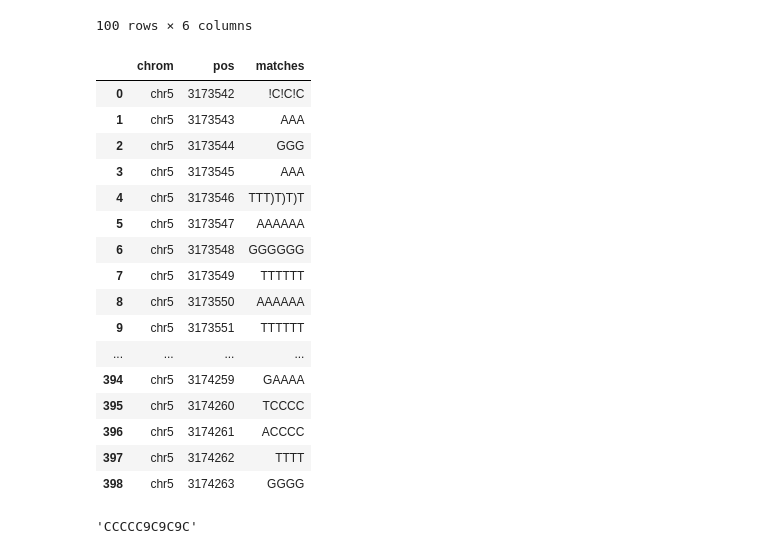
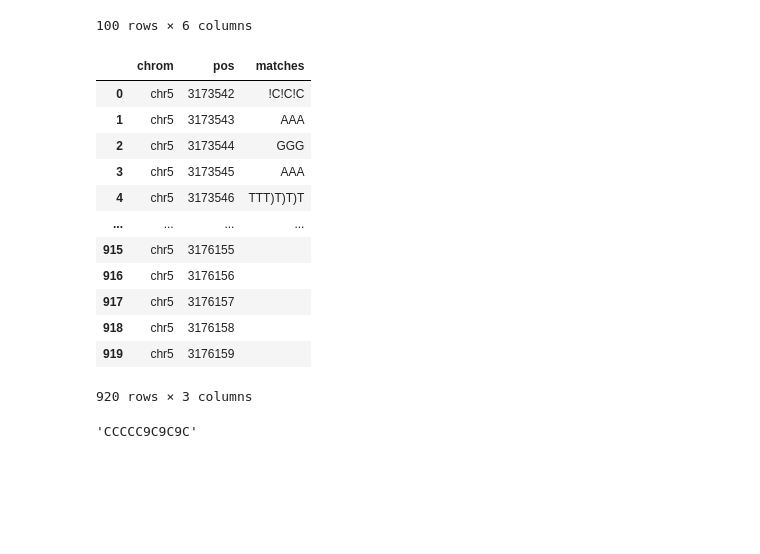
Before and after one commit to parkjongseung/JS_bioinformatics_project, a Jupyter notebook: free_extension_cp/free extension.ipynb, the cells around one changed output. Cells and saved outputs as stored; diff of their text form; code cells hidden in the pictures; blank space fills up the shorter version.

```diff
--- a/free_extension_cp/free extension.ipynb
+++ b/free_extension_cp/free extension.ipynb
@@ -175,8 +187,8 @@ cat ./FLC-SRR517963-gene.pileup |wc -l
 # %%
 import pandas as pd
 
-pileup = pd.read_csv('FLC-SRR517963-gene.pileup', sep='\t', names = ['chrom', 'pos', '_ref', 'count', 'basereads', 'quals'] )
-pileup.tail(100)
+pileup_FLC = pd.read_csv('FLC-SRR517963-gene.pileup', sep='\t', names = ['chrom', 'pos', '_ref', 'count', 'basereads', 'quals'] )
+pileup_FLC.tail(100)
 # %% [output]
 |  | chrom | pos | _ref | count | basereads | quals |
 | 820 | chr5 | 3175646 | N | 4 | AAAA | IHHI |
@@ -194,27 +206,23 @@ pileup.tail(100)
 # %%
 import re
 toremove = re.compile('[<>$*#^]')
-pileup['matches'] = pileup['basereads'].apply(lambda x: toremove.sub('',x))
+pileup_FLC['matches'] = pileup_FLC['basereads'].apply(lambda x: toremove.sub('',x))
 # %%
 pd.set_option('display.max_rows', None)
 # %%
-pileup[['chrom','pos','matches']]
+pileup_FLC[['chrom','pos','matches']]
 # %% [output]
 |  | chrom | pos | matches |
 | 0 | chr5 | 3173542 | !C!C!C |
 | 1 | chr5 | 3173543 | AAA |
 | 2 | chr5 | 3173544 | GGG |
 | 3 | chr5 | 3173545 | AAA |
 | 4 | chr5 | 3173546 | TTT)T)T)T |
-| 5 | chr5 | 3173547 | AAAAAA |
-| 6 | chr5 | 3173548 | GGGGGG |
-| 7 | chr5 | 3173549 | TTTTTT |
-| 8 | chr5 | 3173550 | AAAAAA |
-| 9 | chr5 | 3173551 | TTTTTT |
 | ... | ... | ... | ... |
-| 394 | chr5 | 3174259 | GAAAA |
-| 395 | chr5 | 3174260 | TCCCC |
-| 396 | chr5 | 3174261 | ACCCC |
-| 397 | chr5 | 3174262 | TTTT |
-| 398 | chr5 | 3174263 | GGGG |
+| 915 | chr5 | 3176155 |  |
+| 916 | chr5 | 3176156 |  |
+| 917 | chr5 | 3176157 |  |
+| 918 | chr5 | 3176158 |  |
+| 919 | chr5 | 3176159 |  |
+920 rows × 3 columns
 # %%
```
Also changed, not shown: parts of 15 cells of this notebook.
